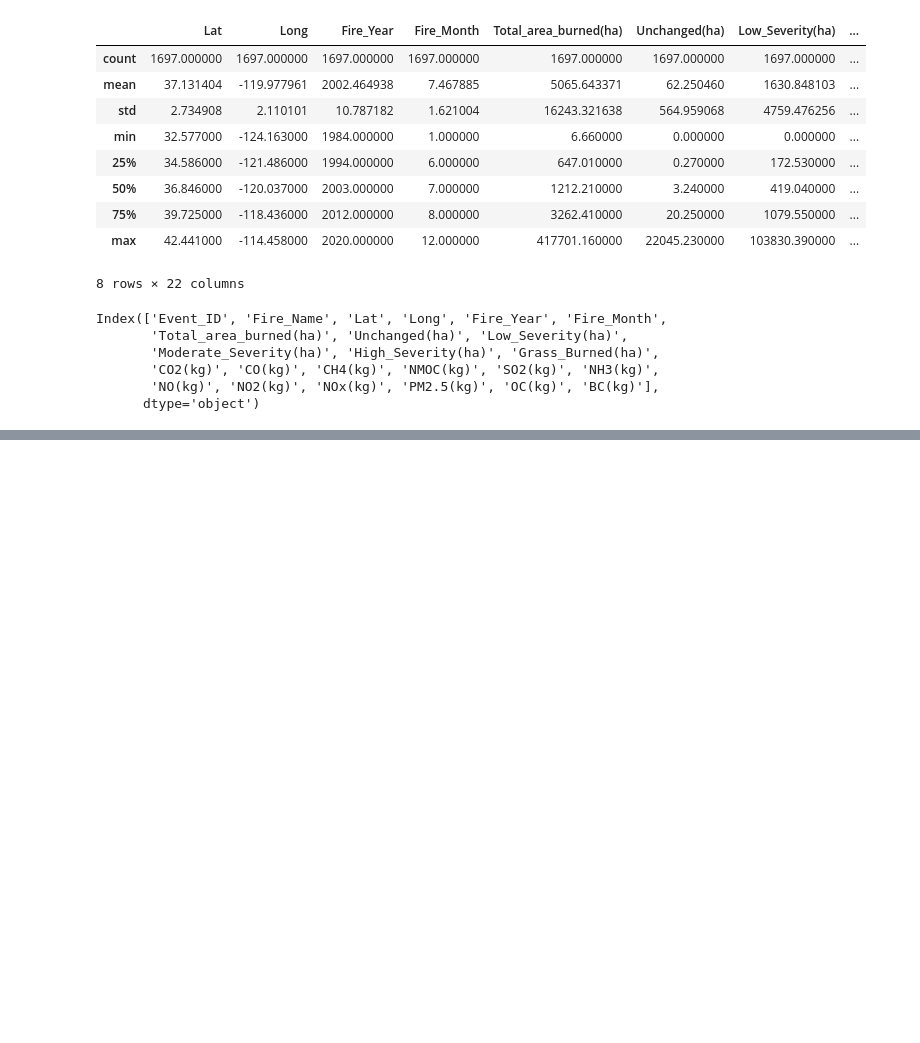
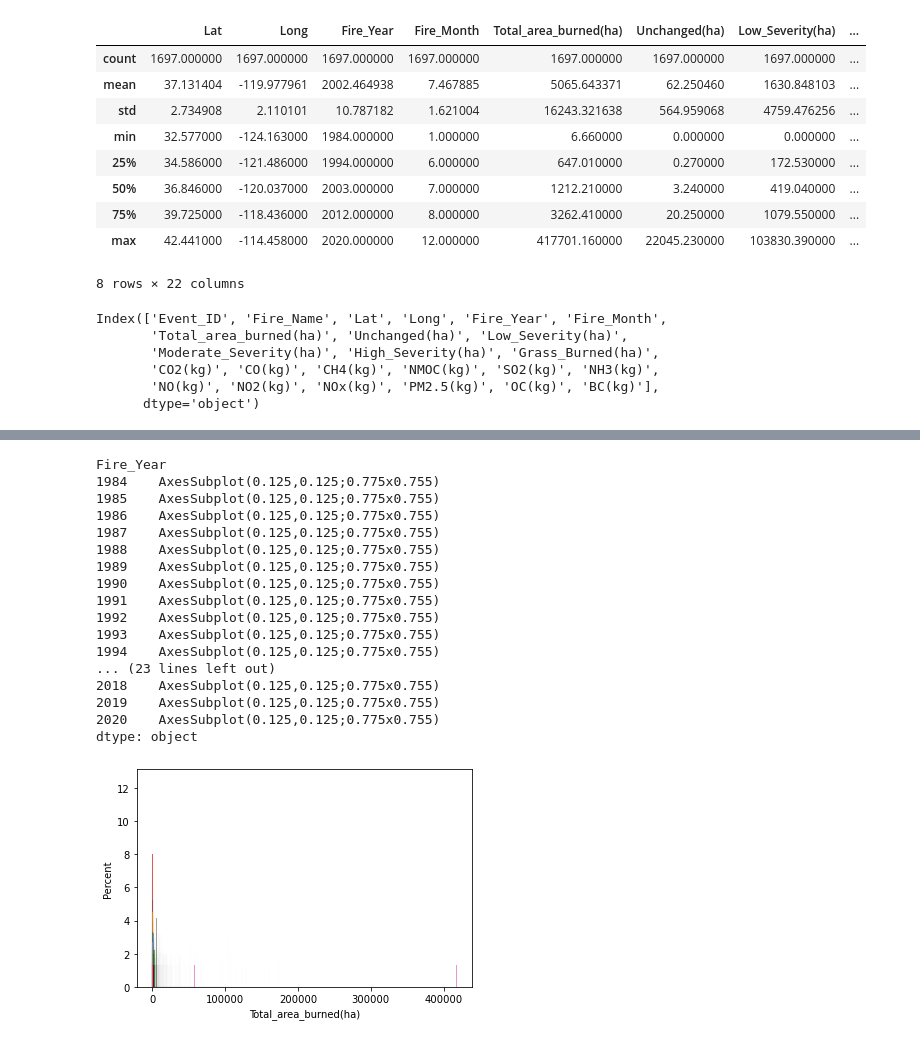
Before and after one commit to minhokim93/burnseverityML, a Jupyter notebook: notebooks/data_exploration_burn_severity.ipynb, the cells around one changed output, grey strips where cells are left out. Cells and saved outputs as stored; diff of their text form; code cells hidden in the pictures; blank space fills up the shorter version.

```diff
--- a/notebooks/data_exploration_burn_severity.ipynb
+++ b/notebooks/data_exploration_burn_severity.ipynb
@@ -48,0 +70,21 @@ fig.show()
+# %%
+ca_fires.groupby('Fire_Year').apply(lambda x : sns.histplot(x['Total_area_burned(ha)'], stat='percent', bins=5000))
+# %% [output]
+Fire_Year
+1984    AxesSubplot(0.125,0.125;0.775x0.755)
+1985    AxesSubplot(0.125,0.125;0.775x0.755)
+1986    AxesSubplot(0.125,0.125;0.775x0.755)
+1987    AxesSubplot(0.125,0.125;0.775x0.755)
+1988    AxesSubplot(0.125,0.125;0.775x0.755)
+1989    AxesSubplot(0.125,0.125;0.775x0.755)
+1990    AxesSubplot(0.125,0.125;0.775x0.755)
+1991    AxesSubplot(0.125,0.125;0.775x0.755)
+1992    AxesSubplot(0.125,0.125;0.775x0.755)
+1993    AxesSubplot(0.125,0.125;0.775x0.755)
+1994    AxesSubplot(0.125,0.125;0.775x0.755)
+... (23 lines left out)
+2018    AxesSubplot(0.125,0.125;0.775x0.755)
+2019    AxesSubplot(0.125,0.125;0.775x0.755)
+2020    AxesSubplot(0.125,0.125;0.775x0.755)
+dtype: object
+[figure, added]
```
Also changed, not shown: parts of 7 cells of this notebook, 5 other files.
